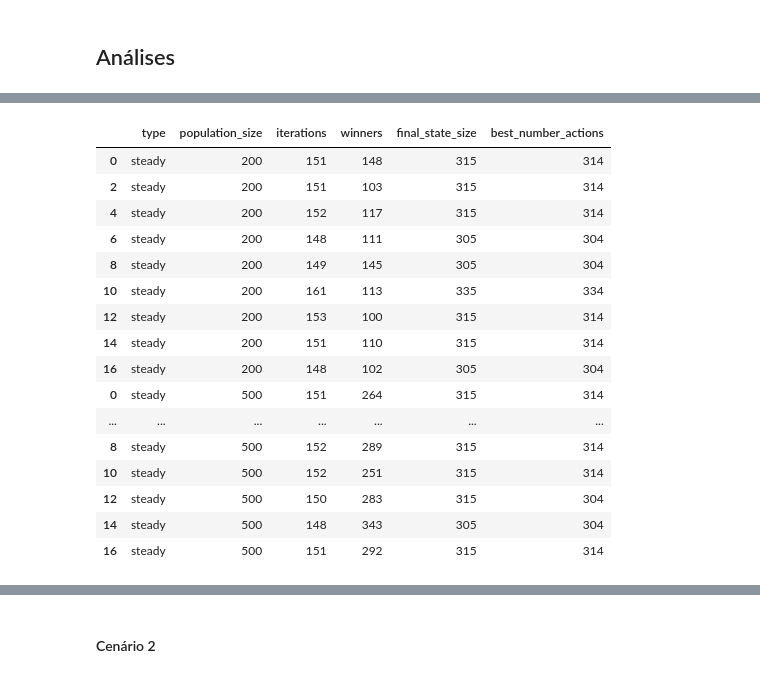
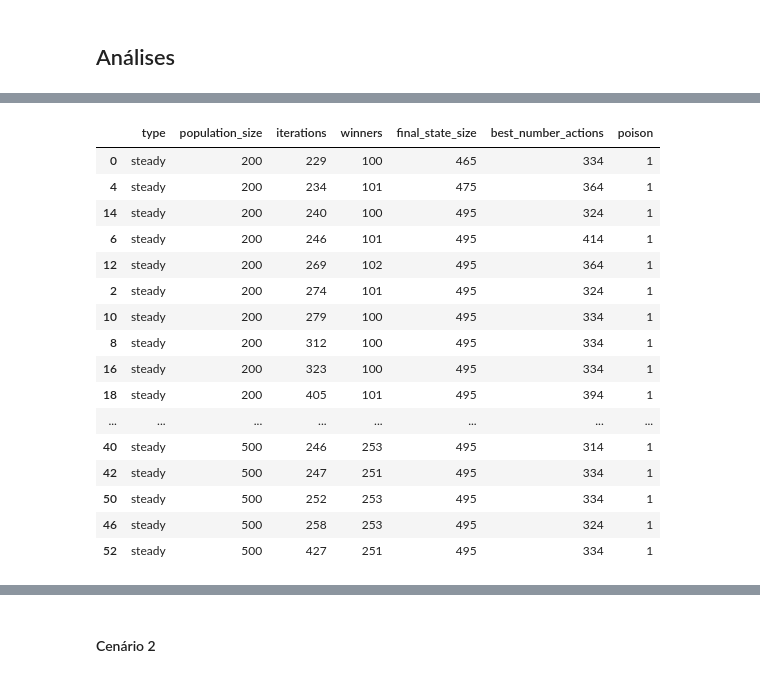
Before and after one commit to carolineap/hardest-pygame-ever, a Jupyter notebook: whg.ipynb, the cells around one changed output, grey strips where cells are left out. Saved outputs shown, nothing was run; the diff lists cells and outputs as text; code cells hidden in the pictures.

Commit message:
analysis of results

```diff
--- a/whg.ipynb
+++ b/whg.ipynb
@@ -94,37 +117,35 @@ As tabelas e gráficos abaixo mostram que ambos os cenários da Simulação 1 ob
 # %%
 import pandas as pd
 
 import numpy as np
 import pandas as pd
 import matplotlib.pyplot as plt
 
-cols = [0, 1, 3, 4, 5, 9]
+cols = [0, 1, 3, 4, 5, 9, 10]
 
 # importa o arquivo e guarda em um dataframe do Pandas
-df_200 = pd.read_csv('Tests/simulation_one_200.csv', sep=',', index_col=None, usecols=cols)
-df_500 = pd.read_csv('Tests/simulation_one_500.csv', sep=',', index_col=None, usecols=cols)
+df = pd.read_csv('results.csv', sep=',', index_col=None, usecols=cols)
 
-frames = [df_200, df_500]
+df_with_poison =  df.loc[df['poison'] == 1]
+df_without_poison = df.loc[df['poison'] == 0]
 
-df = pd.concat(frames)
-
-df_steady = df.loc[df['type'] == "steady"]
-df_steady
+df_steady = df_with_poison.loc[df_with_poison['type'] == "steady"]
+df_steady.sort_values(by=['population_size', 'iterations'])
 # %% [output]
-|  | type | population_size | iterations | winners | final_state_size | best_number_actions |
-| 0 | steady | 200 | 151 | 148 | 315 | 314 |
-| 2 | steady | 200 | 151 | 103 | 315 | 314 |
-| 4 | steady | 200 | 152 | 117 | 315 | 314 |
-| 6 | steady | 200 | 148 | 111 | 305 | 304 |
-| 8 | steady | 200 | 149 | 145 | 305 | 304 |
-| 10 | steady | 200 | 161 | 113 | 335 | 334 |
-| 12 | steady | 200 | 153 | 100 | 315 | 314 |
-| 14 | steady | 200 | 151 | 110 | 315 | 314 |
-| 16 | steady | 200 | 148 | 102 | 305 | 304 |
-| 0 | steady | 500 | 151 | 264 | 315 | 314 |
-| ... | ... | ... | ... | ... | ... | ... |
-| 8 | steady | 500 | 152 | 289 | 315 | 314 |
-| 10 | steady | 500 | 152 | 251 | 315 | 314 |
-| 12 | steady | 500 | 150 | 283 | 315 | 304 |
-| 14 | steady | 500 | 148 | 343 | 305 | 304 |
-| 16 | steady | 500 | 151 | 292 | 315 | 314 |
+|  | type | population_size | iterations | winners | final_state_size | best_number_actions | poison |
+| 0 | steady | 200 | 229 | 100 | 465 | 334 | 1 |
+| 4 | steady | 200 | 234 | 101 | 475 | 364 | 1 |
+| 14 | steady | 200 | 240 | 100 | 495 | 324 | 1 |
+| 6 | steady | 200 | 246 | 101 | 495 | 414 | 1 |
+| 12 | steady | 200 | 269 | 102 | 495 | 364 | 1 |
+| 2 | steady | 200 | 274 | 101 | 495 | 324 | 1 |
+| 10 | steady | 200 | 279 | 100 | 495 | 334 | 1 |
+| 8 | steady | 200 | 312 | 100 | 495 | 334 | 1 |
+| 16 | steady | 200 | 323 | 100 | 495 | 334 | 1 |
+| 18 | steady | 200 | 405 | 101 | 495 | 394 | 1 |
+| ... | ... | ... | ... | ... | ... | ... | ... |
+| 40 | steady | 500 | 246 | 253 | 495 | 314 | 1 |
+| 42 | steady | 500 | 247 | 251 | 495 | 334 | 1 |
+| 50 | steady | 500 | 252 | 253 | 495 | 334 | 1 |
+| 46 | steady | 500 | 258 | 253 | 495 | 324 | 1 |
+| 52 | steady | 500 | 427 | 251 | 495 | 334 | 1 |
```
Also changed, not shown: parts of 26 cells of this notebook, 5 other files.
